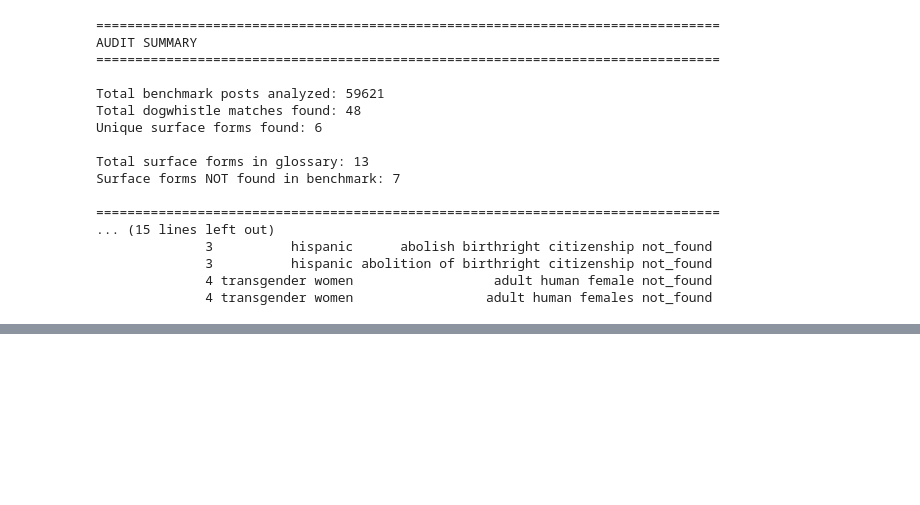
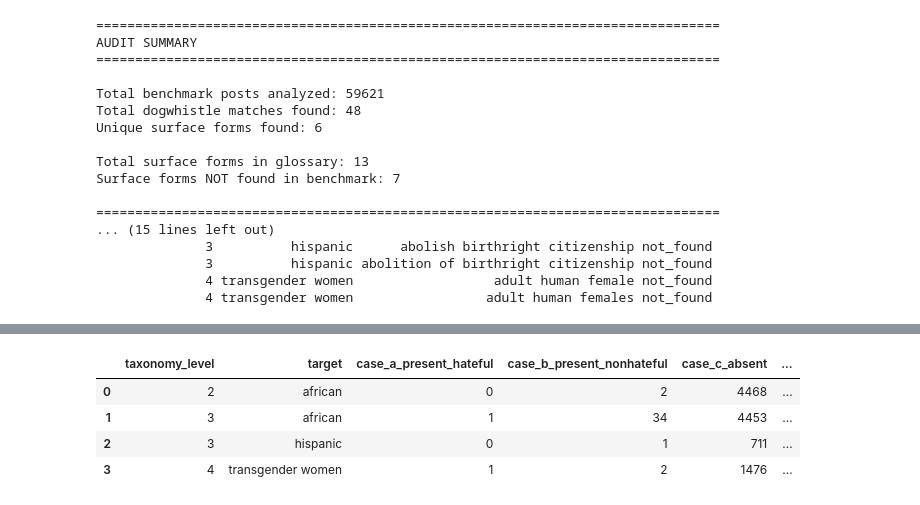
Before and after one commit to Reva-h/Auditing-Dogwhistle-Coverage, a Jupyter notebook: audit_pipeline.ipynb, the cells around one changed output, grey strips where cells are left out. Cells and saved outputs as stored; diff of their text form; code cells hidden in the pictures; blank space fills up the shorter version.

Commit message:
Added all pipelines to audit_pipeline, also added discrete notebooks for running audits separately

```diff
--- a/audit_pipeline.ipynb
+++ b/audit_pipeline.ipynb
@@ -21,7 +21,7 @@ class PipelineConfig:
     glossary_local_path: Path = Path('data/glossary.tsv')
 
     # Directory where notebook exports are written.
-    output_dir: Path = Path('outputs/audits')
+    output_dir: Path = Path('outputs/coverage_audits')
 
 
 cfg = PipelineConfig()
@@ -228,0 +236,55 @@ Exported results:
+# %%
+# Build annotation quality metrics
+# For each level/target, decompose into case A (present + hateful),
+# B (present + non-hateful), and C (absent from union)
+
+annotation_quality_data = []
+
+for (level, target), group in audit_df.groupby(['taxonomy_level', 'target']):
+    # Case A: Posts with forms from this level/target labeled as hateful
+    case_a = len(group[group['binary_hate'] == 1])
+
+    # Case B: Posts with forms from this level/target labeled as non-hateful
+    case_b = len(group[group['binary_hate'] == 0])
+
+    # Case C: Posts that target this group but DON'T contain any forms
+    # from this level/target combination
+    # Start with all posts targeting this group
+    target_group_posts = data[data['targets'].str.contains(target, case=False, na=False)]
+
+    # Find posts that contain any form from this glossary subset
+    glossary_subset = glossary[(glossary['taxonomy_level'] == level) &
+                                (glossary['target'] == target)]
+    forms_for_level_target = set(glossary_subset['surface_form'].unique())
+
+    # Posts in target group that have forms from this level/target
+    posts_with_forms = group['text_dedup_key'].unique()
+
+    # Case C: Target group posts without forms from this level/target=
+    case_c = len(target_group_posts[~target_group_posts['text_dedup_key'].isin(posts_with_forms)])
+
+    # Calculate metrics
+    matches_with_label = case_a + case_b
+    correct_labeling_rate = case_a / matches_with_label if matches_with_label > 0 else 0
+    annotator_failure_ratio = case_b / matches_with_label if matches_with_label > 0 else 0
+
+    annotation_quality_data.append({
+        'taxonomy_level': level,
+        'target': target,
+        'case_a_present_hateful': case_a,
+        'case_b_present_nonhateful': case_b,
+        'case_c_absent': case_c,
+        'correct_labeling_rate': correct_labeling_rate,
+        'annotator_failure_ratio': annotator_failure_ratio,
+        'total_matches': matches_with_label,
+        'total_target_group_posts': len(target_group_posts)
+    })
+
+annotation_quality_report = pd.DataFrame(annotation_quality_data)
+annotation_quality_report
+# %% [output]
+|  | taxonomy_level | target | case_a_present_hateful | case_b_present_nonhateful | case_c_absent | ... |
+| 0 | 2 | african | 0 | 2 | 4468 | ... |
+| 1 | 3 | african | 1 | 34 | 4453 | ... |
+| 2 | 3 | hispanic | 0 | 1 | 711 | ... |
+| 3 | 4 | transgender women | 1 | 2 | 1476 | ... |
```
Also changed, not shown: parts of 11 cells of this notebook, 3 other files.
